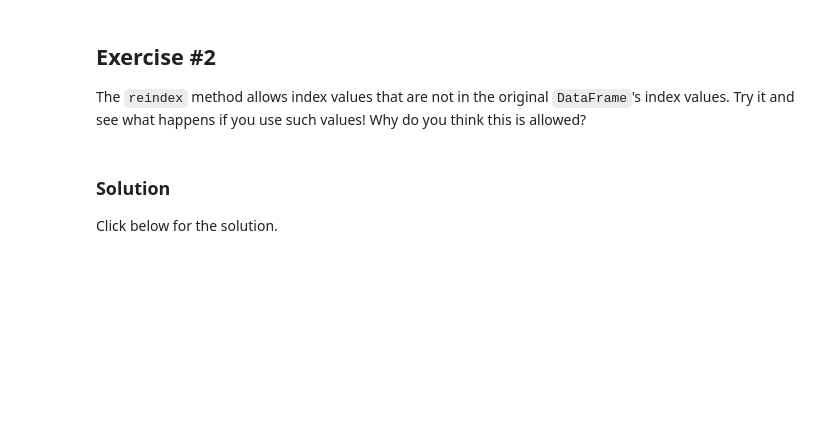
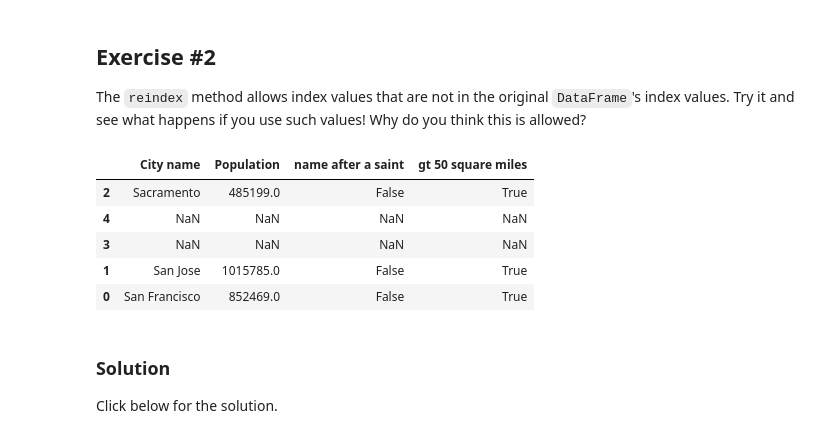
Before and after one commit to shenzhun/machine-learning-prep, a Jupyter notebook: intro_to_pandas.ipynb, the cells around one changed output. Cells and saved outputs as stored; diff of their text form; code cells hidden in the pictures; blank space fills up the shorter version.

```diff
--- a/intro_to_pandas.ipynb
+++ b/intro_to_pandas.ipynb
@@ -123,3 +177,6 @@ Modify the `cities` table by adding a new boolean column that is True if and onl
+# %%
+cities['name after a saint'] = cities['City name'].apply(lambda name: 'san' in name)
+cities['gt 50 square miles'] = cities['Population'] > 50
 # %% [markdown]
 ### Solution
 
@@ -156,3 +225,12 @@ The `reindex` method allows index values that are not in the original `DataFrame
+# %%
+cities.reindex(np.random.permutation([0, 1, 2, 3, 4]))
+# %% [output]
+|  | City name | Population | name after a saint | gt 50 square miles |
+| 2 | Sacramento | 485199.0 | False | True |
+| 4 | NaN | NaN | NaN | NaN |
+| 3 | NaN | NaN | NaN | NaN |
+| 1 | San Jose | 1015785.0 | False | True |
+| 0 | San Francisco | 852469.0 | False | True |
 # %% [markdown]
 ### Solution
 
```
Also changed, not shown: parts of 18 cells of this notebook.
